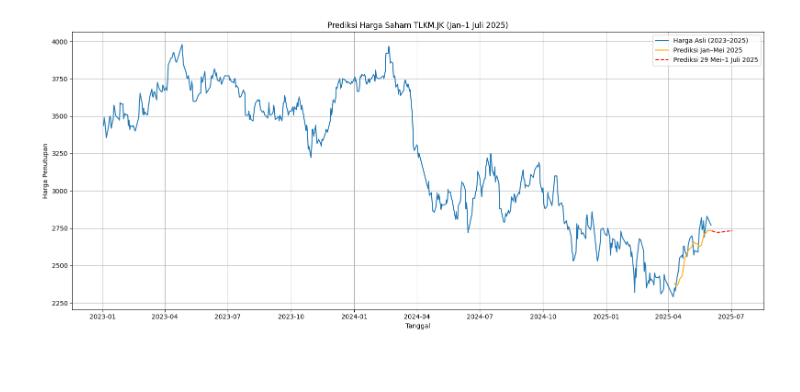
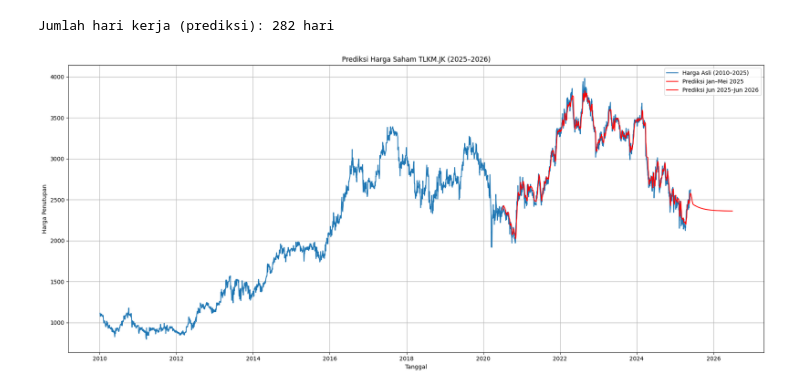
Before and after one commit to ILooeey/LSTM-Kel-12, a Jupyter notebook: UAS_DL.ipynb, the cells around one changed output. Drawn from its saved outputs; the diff is of its cells as text; code cells hidden in the pictures; blank space fills up the shorter version.

```diff
--- a/UAS_DL.ipynb
+++ b/UAS_DL.ipynb
@@ -105,37 +105,43 @@ RMSE (Jan–Mei 2025): 84.0367
 # %%
-# Ambil 60 langkah terakhir dari data test untuk prediksi berantai
+# --- Ambil 60 langkah terakhir dari data test untuk prediksi berantai ---
 last_sequence = combined_scaled[-60:]
 predicted_future = []
+
+# --- Buat tanggal prediksi dari 1 Juni 2025 sampai 1 Januari 2028 (hari kerja) ---
+future_dates = pd.bdate_range(start='2025-06-01', end='2026-06-30')
+print(f"Jumlah hari kerja (prediksi): {len(future_dates)} hari")
+# %% [output]
+Jumlah hari kerja (prediksi): 282 hari
 # %%
-# Prediksi 1 langkah ke depan terus-menerus selama 23 hari kerja (29 Mei - 1 Juli 2025)
-for _ in range(23):
+# --- Prediksi berantai ---
+for _ in range(len(future_dates)):
     input_seq = last_sequence[-60:].reshape(1, 60, 2)
     pred = model.predict(input_seq, verbose=0)[0][0]
     predicted_future.append(pred)
 
-    # Tambah prediksi sebagai data baru untuk input berikutnya
-    dummy_volume = last_sequence[-1, 1]  # gunakan volume terakhir sebagai dummy
+    # Dummy volume tetap (gunakan volume terakhir)
+    dummy_volume = last_sequence[-1, 1]
     last_sequence = np.vstack([last_sequence, [pred, dummy_volume]])
-# %%
-# Inverse transform prediksi masa depan
-future_scaled = np.array(predicted_future).reshape(-1, 1)
-future_combined = np.hstack((future_scaled, np.zeros_like(future_scaled)))
-predicted_future_prices = scaler.inverse_transform(future_combined)[:, 0]
-
-# --- Siapkan tanggal prediksi (29 Mei – 1 Juli 2025) ---
-future_dates = pd.bdate_range(start=real_test_dates[-1] + pd.Timedelta(days=1), periods=23)
+# %%
+# Gunakan volume terakhir asli saat inverse transform
+future_scaled = np.array(predicted_future).reshape(-1, 1)
+last_known_volume = df['Volume'].iloc[-1]
+dummy_volume_arr = np.full_like(future_scaled, fill_value=last_known_volume)
+future_combined = np.hstack((future_scaled, dummy_volume_arr))
+
+predicted_future_prices = scaler.inverse_transform(future_combined)[:, 0]
 # %%
 # --- Gabungkan semua ke visualisasi ---
-plt.figure(figsize=(16, 7))
-plt.plot(df['Close'], label='Harga Asli (2023–2025)')
-plt.plot(real_test_dates, test_predicted_prices, label='Prediksi Jan–Mei 2025', color='orange')
-plt.plot(future_dates, predicted_future_prices, label='Prediksi 29 Mei–1 Juli 2025', color='red', linestyle='--')
-plt.title('Prediksi Harga Saham TLKM.JK (Jan–1 Juli 2025)')
+plt.figure(figsize=(18, 8))
+plt.plot(df['Close'], label='Harga Asli (2010–2025)')
+plt.plot(real_test_dates, test_predicted_prices, label='Prediksi Jan–Mei 2025', color='red')
+plt.plot(future_dates, predicted_future_prices, label='Prediksi Jun 2025–Jun 2026', color='red')
+plt.title('Prediksi Harga Saham TLKM.JK (2025–2026)')
 plt.xlabel('Tanggal')
 plt.ylabel('Harga Penutupan')
 plt.legend()
 plt.grid()
 plt.tight_layout()
 plt.show()
 # %% [output]
-[figure, old version]
+[figure, new version]
```
Also changed, not shown: parts of 7 cells of this notebook.
